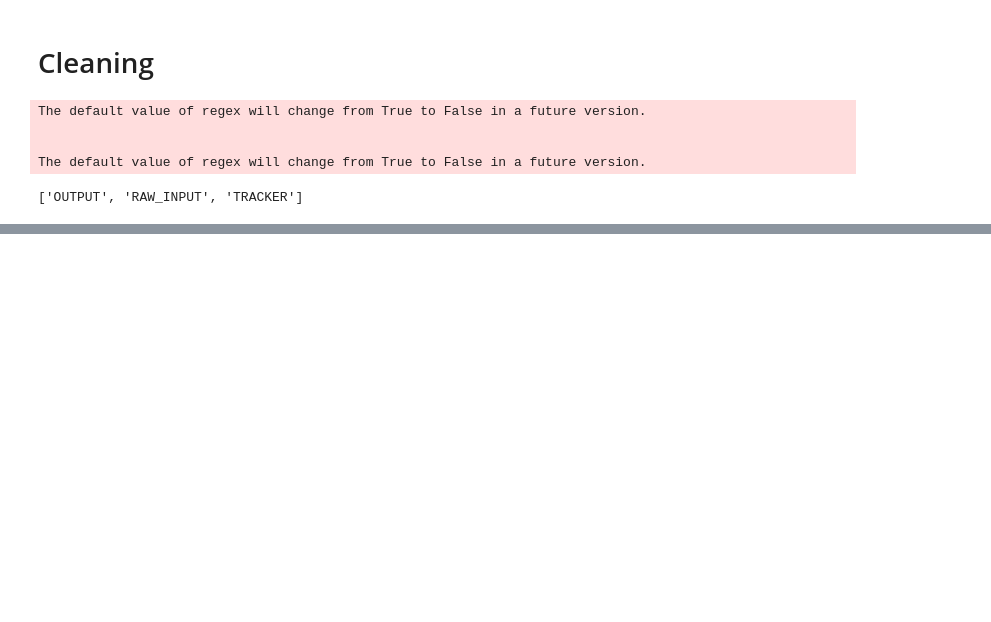
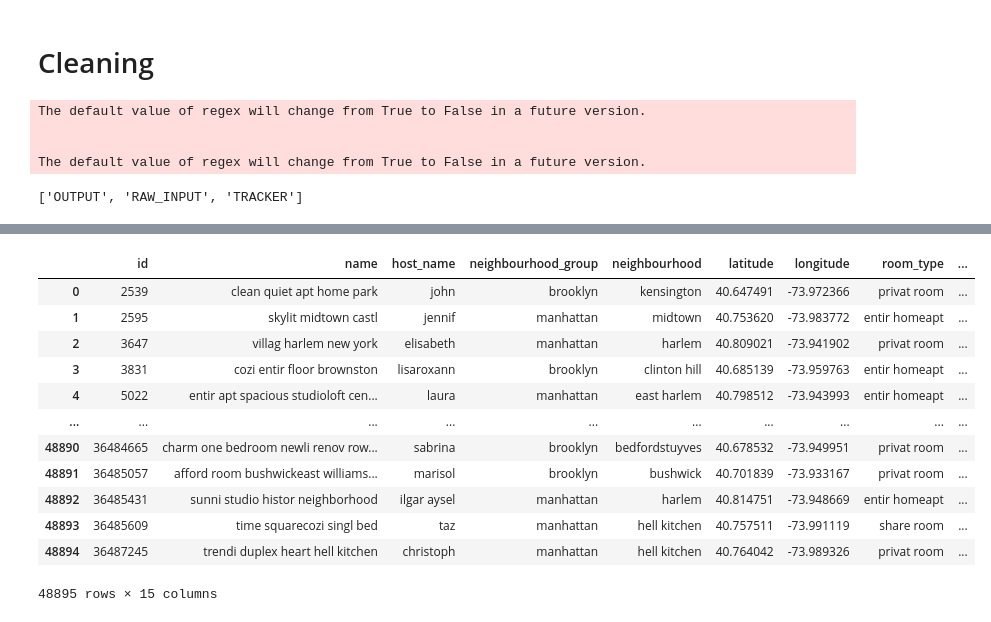
Before and after one commit to aravindganesan88/eda_and_clean, a Jupyter notebook: test.ipynb, the cells around one changed output, grey strips where cells are left out. Cells and saved outputs as stored; diff of their text form; code cells hidden in the pictures; blank space fills up the shorter version.

```diff
--- a/test.ipynb
+++ b/test.ipynb
@@ -82 +77,17 @@ cleaning_instance_1.TRACKER
 | 0 | 6 | drop_duplicate_rows | [] | 0 | [] | 1 |
+# %%
+cleaning_instance_1.OUTPUT
+# %% [output]
+|  | id | name | host_name | neighbourhood_group | neighbourhood | latitude | longitude | room_type | ... |
+| 0 | 2539 | clean quiet apt home park | john | brooklyn | kensington | 40.647491 | -73.972366 | privat room | ... |
+| 1 | 2595 | skylit midtown castl | jennif | manhattan | midtown | 40.753620 | -73.983772 | entir homeapt | ... |
+| 2 | 3647 | villag harlem new york | elisabeth | manhattan | harlem | 40.809021 | -73.941902 | privat room | ... |
+| 3 | 3831 | cozi entir floor brownston | lisaroxann | brooklyn | clinton hill | 40.685139 | -73.959763 | entir homeapt | ... |
+| 4 | 5022 | entir apt spacious studioloft cen... | laura | manhattan | east harlem | 40.798512 | -73.943993 | entir homeapt | ... |
+| ... | ... | ... | ... | ... | ... | ... | ... | ... | ... |
+| 48890 | 36484665 | charm one bedroom newli renov row... | sabrina | brooklyn | bedfordstuyves | 40.678532 | -73.949951 | privat room | ... |
+| 48891 | 36485057 | afford room bushwickeast williams... | marisol | brooklyn | bushwick | 40.701839 | -73.933167 | privat room | ... |
+| 48892 | 36485431 | sunni studio histor neighborhood | ilgar aysel | manhattan | harlem | 40.814751 | -73.948669 | entir homeapt | ... |
+| 48893 | 36485609 | time squarecozi singl bed | taz | manhattan | hell kitchen | 40.757511 | -73.991119 | share room | ... |
+| 48894 | 36487245 | trendi duplex heart hell kitchen | christoph | manhattan | hell kitchen | 40.764042 | -73.989326 | privat room | ... |
+48895 rows × 15 columns
```
Also changed, not shown: parts of 4 cells of this notebook, 3 other files.
